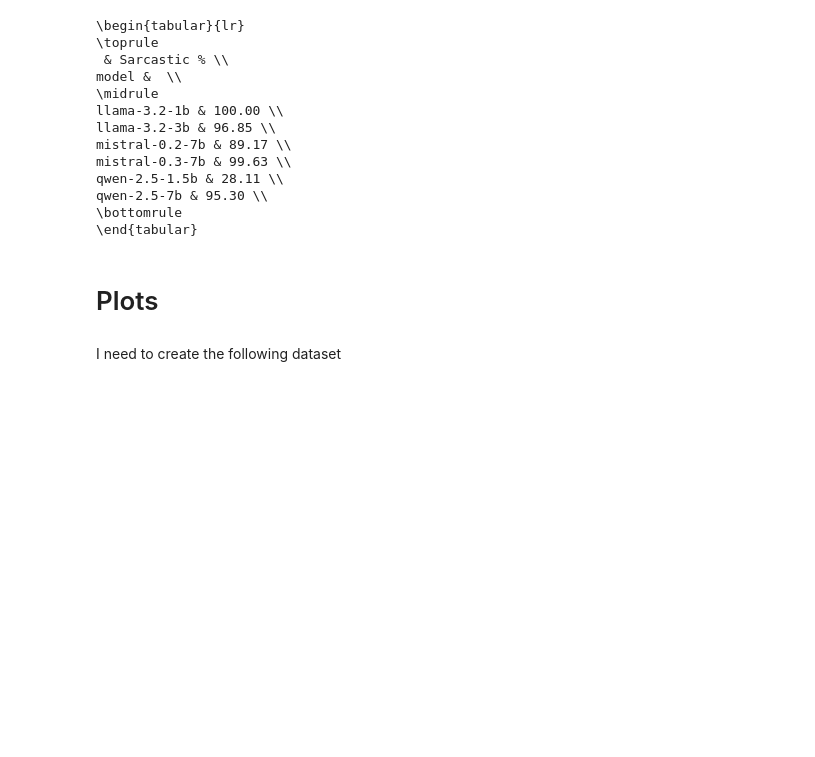
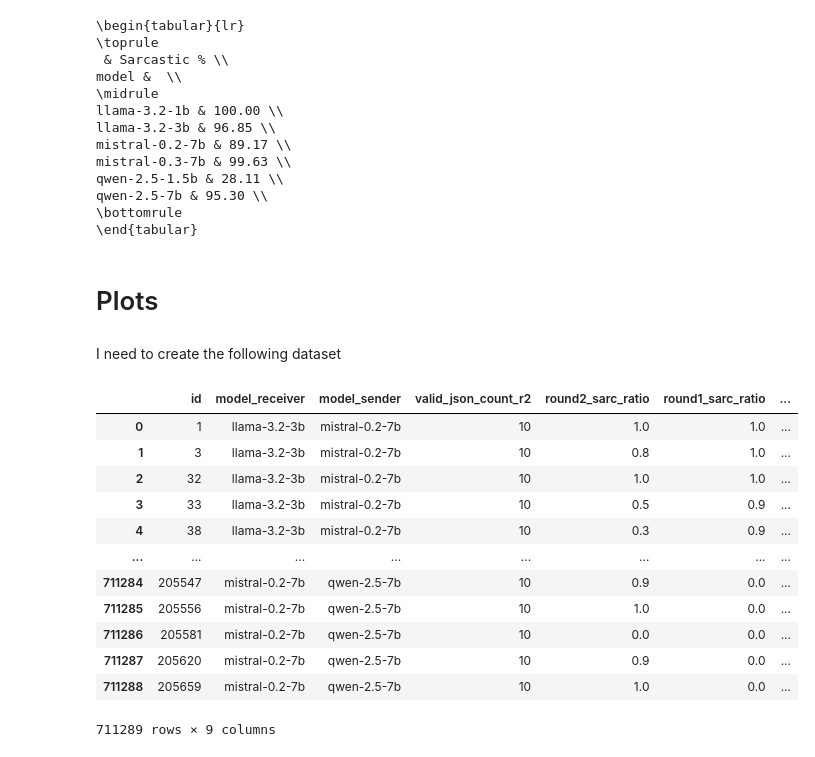
Before and after one commit to mariehaahr/mas, a Jupyter notebook: analysis.ipynb, the cells around one changed output. Drawn from its saved outputs; the diff is of its cells as text; code cells hidden in the pictures; blank space fills up the shorter version.

```diff
--- a/analysis.ipynb
+++ b/analysis.ipynb
@@ -487,3 +448,19 @@ qwen-2.5-7b & 95.30 \\
 # Plots
 # %% [markdown]
 I need to create the following dataset
+# %%
+results
+# %% [output]
+|  | id | model_receiver | model_sender | valid_json_count_r2 | round2_sarc_ratio | round1_sarc_ratio | ... |
+| 0 | 1 | llama-3.2-3b | mistral-0.2-7b | 10 | 1.0 | 1.0 | ... |
+| 1 | 3 | llama-3.2-3b | mistral-0.2-7b | 10 | 0.8 | 1.0 | ... |
+| 2 | 32 | llama-3.2-3b | mistral-0.2-7b | 10 | 1.0 | 1.0 | ... |
+| 3 | 33 | llama-3.2-3b | mistral-0.2-7b | 10 | 0.5 | 0.9 | ... |
+| 4 | 38 | llama-3.2-3b | mistral-0.2-7b | 10 | 0.3 | 0.9 | ... |
+| ... | ... | ... | ... | ... | ... | ... | ... |
+| 711284 | 205547 | mistral-0.2-7b | qwen-2.5-7b | 10 | 0.9 | 0.0 | ... |
+| 711285 | 205556 | mistral-0.2-7b | qwen-2.5-7b | 10 | 1.0 | 0.0 | ... |
+| 711286 | 205581 | mistral-0.2-7b | qwen-2.5-7b | 10 | 0.0 | 0.0 | ... |
+| 711287 | 205620 | mistral-0.2-7b | qwen-2.5-7b | 10 | 0.9 | 0.0 | ... |
+| 711288 | 205659 | mistral-0.2-7b | qwen-2.5-7b | 10 | 1.0 | 0.0 | ... |
+711289 rows × 9 columns
```
Also changed, not shown: parts of 31 cells of this notebook, 2 other files.
